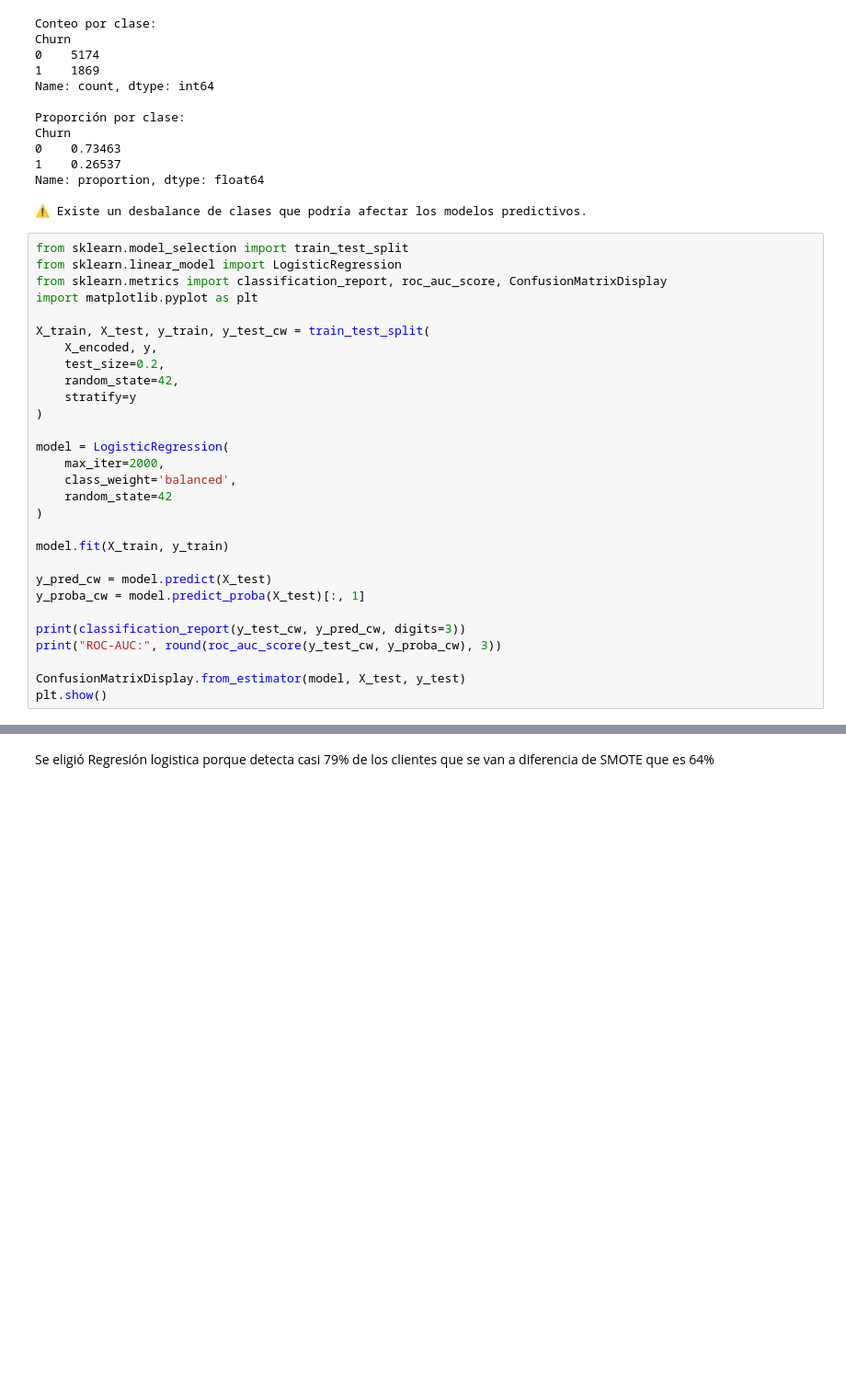
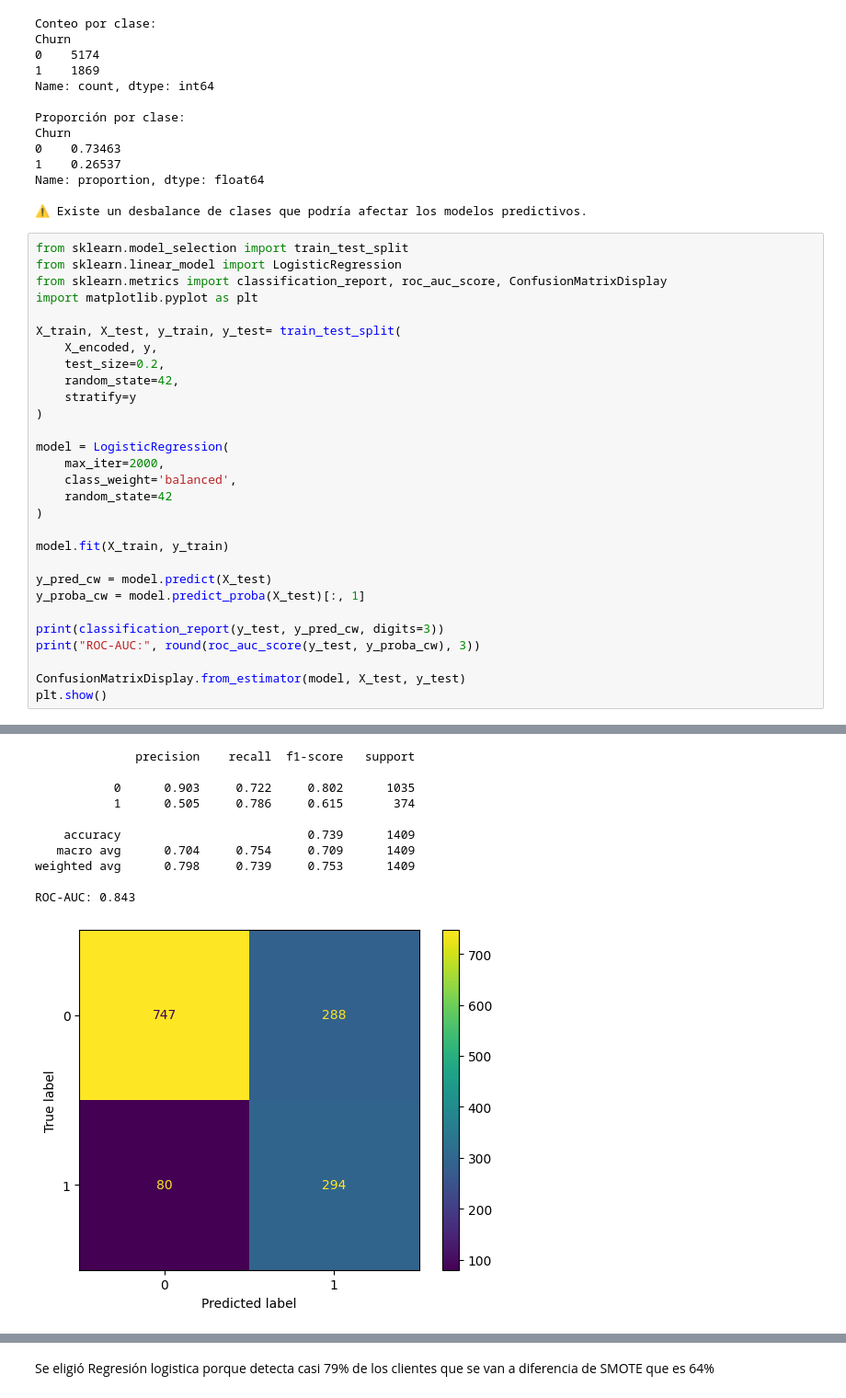
Before and after one commit to sarahouses/proyecto_telecomx2, a Jupyter notebook: Proyecto_telecomx2.ipynb, the cells around one changed output, grey strips where cells are left out. Shown at 92% size. Drawn from its saved outputs; the diff is of its cells as text; blank space fills up the shorter version.

```diff
--- a/Proyecto_telecomx2.ipynb
+++ b/Proyecto_telecomx2.ipynb
@@ -248,7 +240,7 @@ from sklearn.linear_model import LogisticRegression
 from sklearn.metrics import classification_report, roc_auc_score, ConfusionMatrixDisplay
 import matplotlib.pyplot as plt
 
-X_train, X_test, y_train, y_test_cw = train_test_split(
+X_train, X_test, y_train, y_test= train_test_split(
     X_encoded, y,
     test_size=0.2,
     random_state=42,
@@ -266,8 +258,9 @@ model.fit(X_train, y_train)
 y_pred_cw = model.predict(X_test)
 y_proba_cw = model.predict_proba(X_test)[:, 1]
 
-print(classification_report(y_test_cw, y_pred_cw, digits=3))
-print("ROC-AUC:", round(roc_auc_score(y_test_cw, y_proba_cw), 3))
+print(classification_report(y_test, y_pred_cw, digits=3))
+print("ROC-AUC:", round(roc_auc_score(y_test, y_proba_cw), 3))
 
 ConfusionMatrixDisplay.from_estimator(model, X_test, y_test)
 plt.show()
+# %% [output]
@@ -274,3 +274,14 @@ plt.show()
+              precision    recall  f1-score   support
+
+           0      0.903     0.722     0.802      1035
+           1      0.505     0.786     0.615       374
+
+    accuracy                          0.739      1409
+   macro avg      0.704     0.754     0.709      1409
+weighted avg      0.798     0.739     0.753      1409
+
+ROC-AUC: 0.843
+[figure, added]
 # %%
 #Balanceo de Clases utilizando smote
 from imblearn.over_sampling import SMOTE
```
Also changed, not shown: parts of 17 cells of this notebook.
